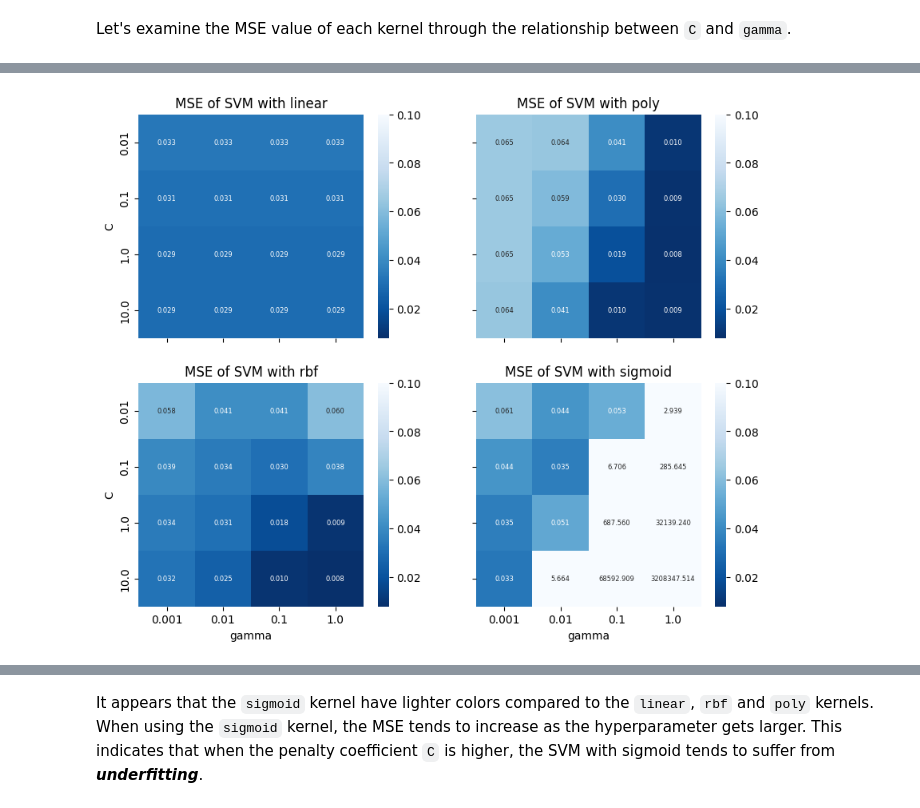
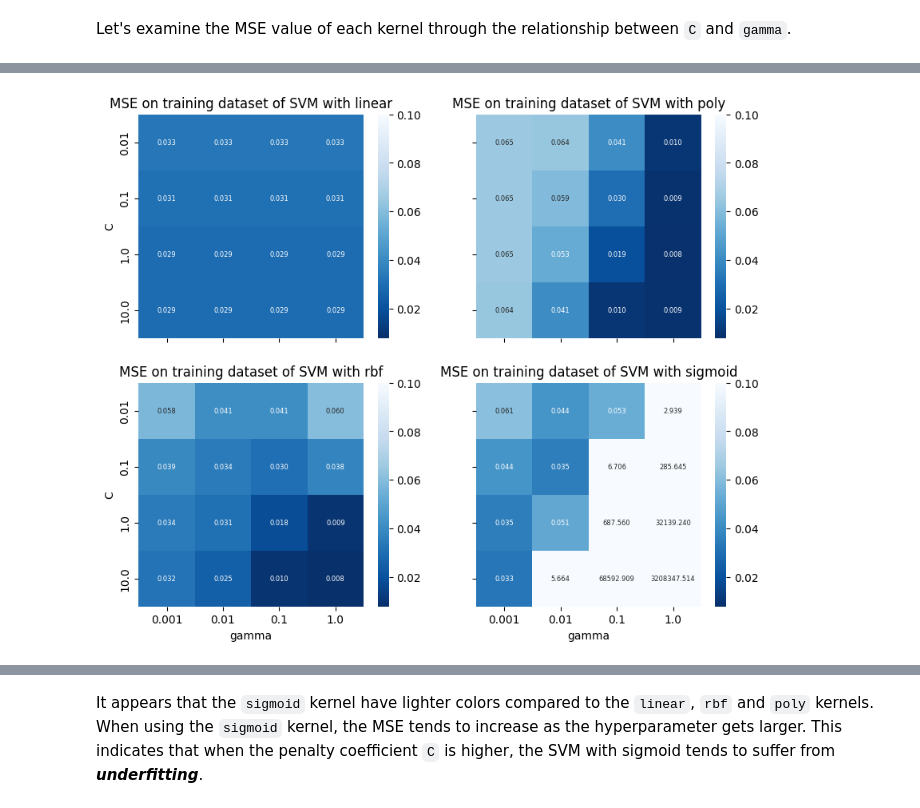
Before and after one commit to dagngyen/hcmus_23-24_coursesra-courses-analysis, a Jupyter notebook: Phase 2: Building model/SVM model.ipynb, the cells around one changed output, grey strips where cells are left out. Cells and saved outputs as stored; diff of their text form; code cells hidden in the pictures.

```diff
--- a/Phase 2: Building model/SVM model.ipynb
+++ b/Phase 2: Building model/SVM model.ipynb
@@ -226,3 +226,28 @@ recording_save_df
 64 rows × 8 columns
 # %% [markdown]
 Let's examine the MSE value of each kernel through the relationship between `C` and `gamma`.
+# %%
+heatmap_df = recording_save_df.copy().reset_index().drop(columns=['index', 'mean_test', 'mean_train', 'rank_test_score']).set_index(['kernel'])
+
+# Set up the matplotlib figure
+fig, axes = plt.subplots(nrows=2, ncols=2, figsize=(10, 8), sharex=True, sharey=True)
+
+# Plot heatmap each kernel
+for index, kernel in enumerate(heatmap_df.index.unique()):
+    ax = axes[index // 2, index % 2]
+    data_plot = heatmap_df.loc[kernel].copy()\
+        .reset_index().drop(columns=['kernel'])\
+        .set_index(['C', 'gamma'])
+    data_plot = data_plot['mean_fit_time'].unstack('gamma').rename_axis(None, axis=1)
+    data_plot.index.name = None
+    sns.heatmap(data_plot, annot=True, ax=ax,
+                vmin=0, vmax=5.0, fmt='.3f',
+                cmap='Blues_r', annot_kws={"size": 9})
+    ax.set_title('Fitting-time of SVM with ' + kernel + ' (seconds)')
+    if index % 2 == 0:
+        ax.set_ylabel('C')
+
+    if index // 2 == 1:
+        ax.set_xlabel('gamma')
+
+plt.show()
@@ -229,28 +256,28 @@ Let's examine the MSE value of each kernel through the relationship between `C`
 # %%
 heatmap_df = recording_save_df.copy().reset_index().drop(columns=['index', 'mean_test', 'rank_test_score', 'mean_fit_time', 'mean_score_time']).set_index(['kernel'])
 min_range = heatmap_df['mean_train'].min()
 
 # Set up the matplotlib figure
 fig, axes = plt.subplots(nrows=2, ncols=2, figsize=(10, 8), sharex=True, sharey=True)
 
 # Plot heatmap each kernel
 for index, kernel in enumerate(heatmap_df.index.unique()):
     ax = axes[index // 2, index % 2]
     data_plot = heatmap_df.loc[kernel].copy()\
         .reset_index().drop(columns=['kernel'])\
         .set_index(['C', 'gamma'])
     data_plot = data_plot['mean_train'].unstack('gamma').rename_axis(None, axis=1)
     data_plot.index.name = None
     sns.heatmap(data_plot, annot=True, ax=ax,
                 vmin=min_range, vmax=0.1, fmt='.3f',
                 cmap='Blues_r', annot_kws={"size": 6})
-    ax.set_title('MSE of SVM with ' + kernel)
+    ax.set_title('MSE on training dataset of SVM with ' + kernel)
     if index % 2 == 0:
         ax.set_ylabel('C')
 
     if index // 2 == 1:
         ax.set_xlabel('gamma')
 
 plt.show()
 # %% [output]
-[figure, old version]
+[figure, new version]
```
Also changed, not shown: parts of 2 cells of this notebook.
